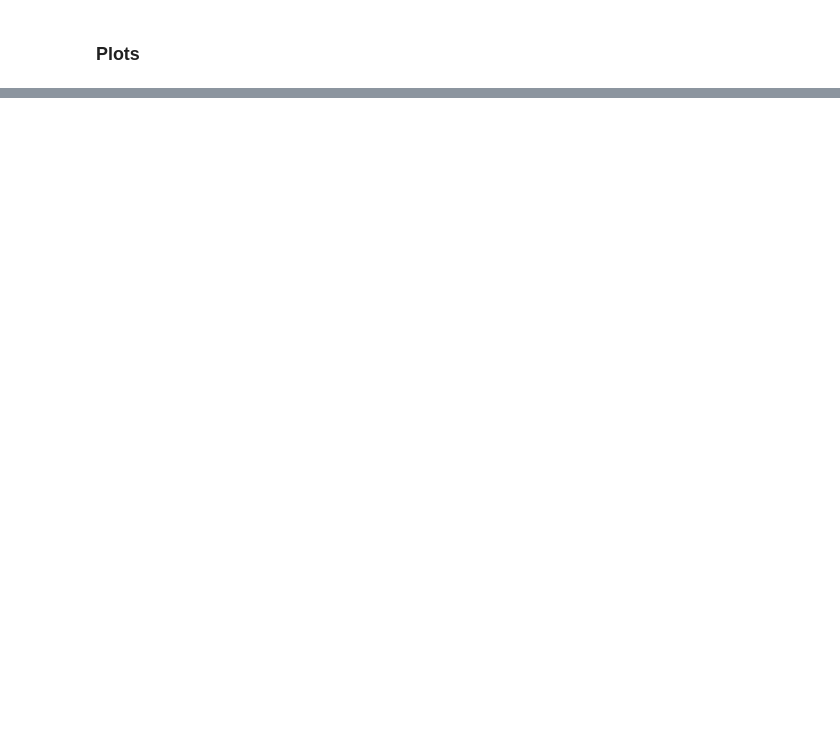
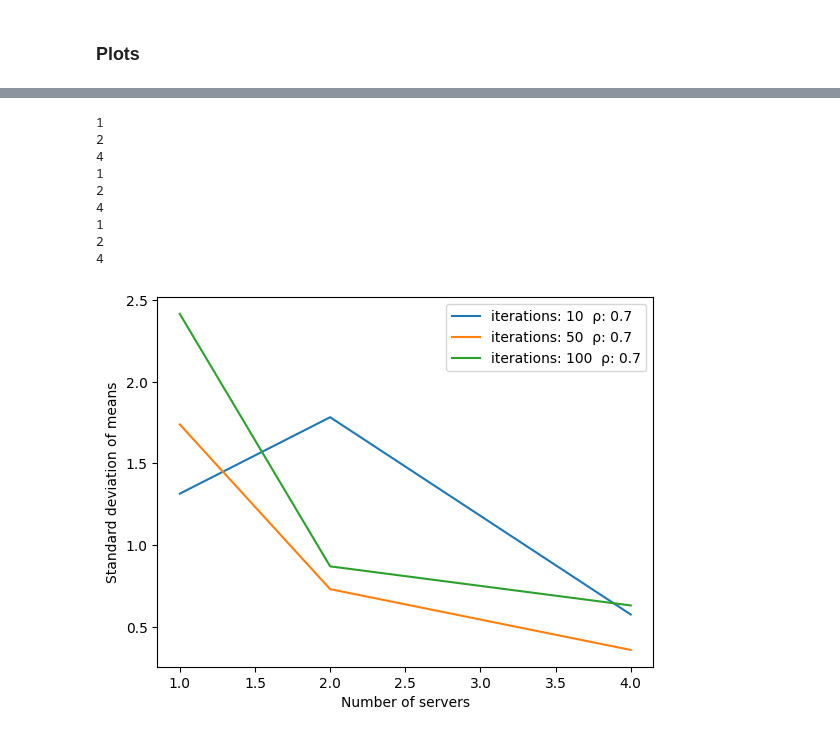
Before and after one commit to RSlanjouw/Stochastic-Simulation-2, a Jupyter notebook: DES_sim.ipynb, the cells around one changed output, grey strips where cells are left out. Drawn from its saved outputs; the diff is of its cells as text; code cells hidden in the pictures; blank space fills up the shorter version.

```diff
--- a/DES_sim.ipynb
+++ b/DES_sim.ipynb
@@ -313,0 +327,40 @@ for i in range(len(servers)):
+# %%
+# proove that confidence interval is decreasing with more runs
+number_of_customers = 10000
+iterations = [10,50, 100]
+means = []
+stds = []
+mu = 1
+n = [1,2,4]
+rho = 0.9
+# make 4 lines over the different n with on y axis range of 95% confidence interval
+for it in iterations:
+    means = []
+    stds = []
+    for n_i in n:
+        results = []
+        lambd = (n_i * mu * rho)
+        for i in range(it):
+            result = DES_queue(number_of_customers, lambd, mu, n_i)
+            results.append(result[1])
+        mean = np.mean(results)
+        std = np.std(results)
+        means.append(mean)
+        stds.append(std)
+        print(n_i)
+    plt.plot(n, stds, label=f"iterations: {it}  \u03C1: 0.7")
+plt.legend()
+plt.xlabel("Number of servers")
+plt.ylabel("Standard deviation of means")
+plt.show()
+# %% [output]
+1
+2
+4
+1
+2
+4
+1
+2
+4
+[figure, added]
```
Also changed, not shown: parts of 15 cells of this notebook.
